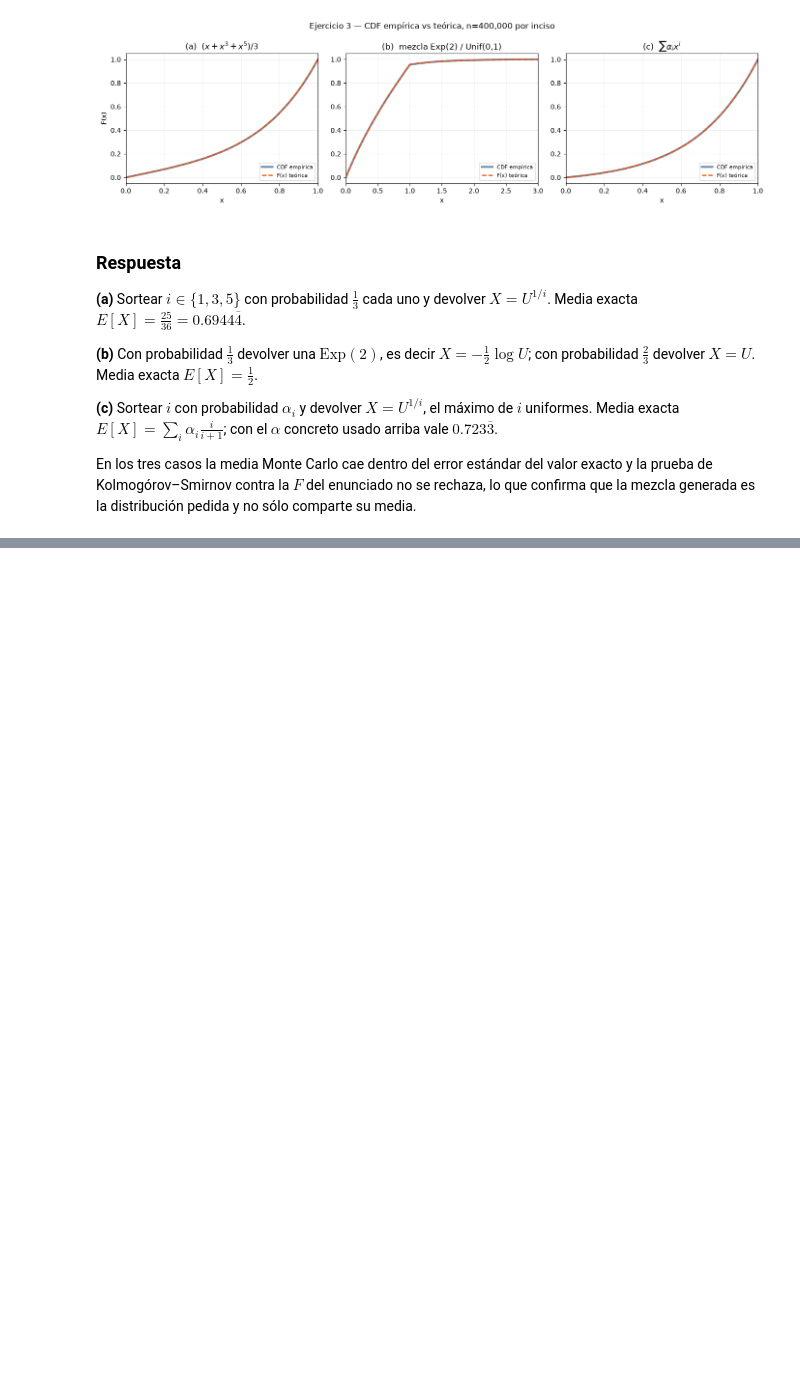
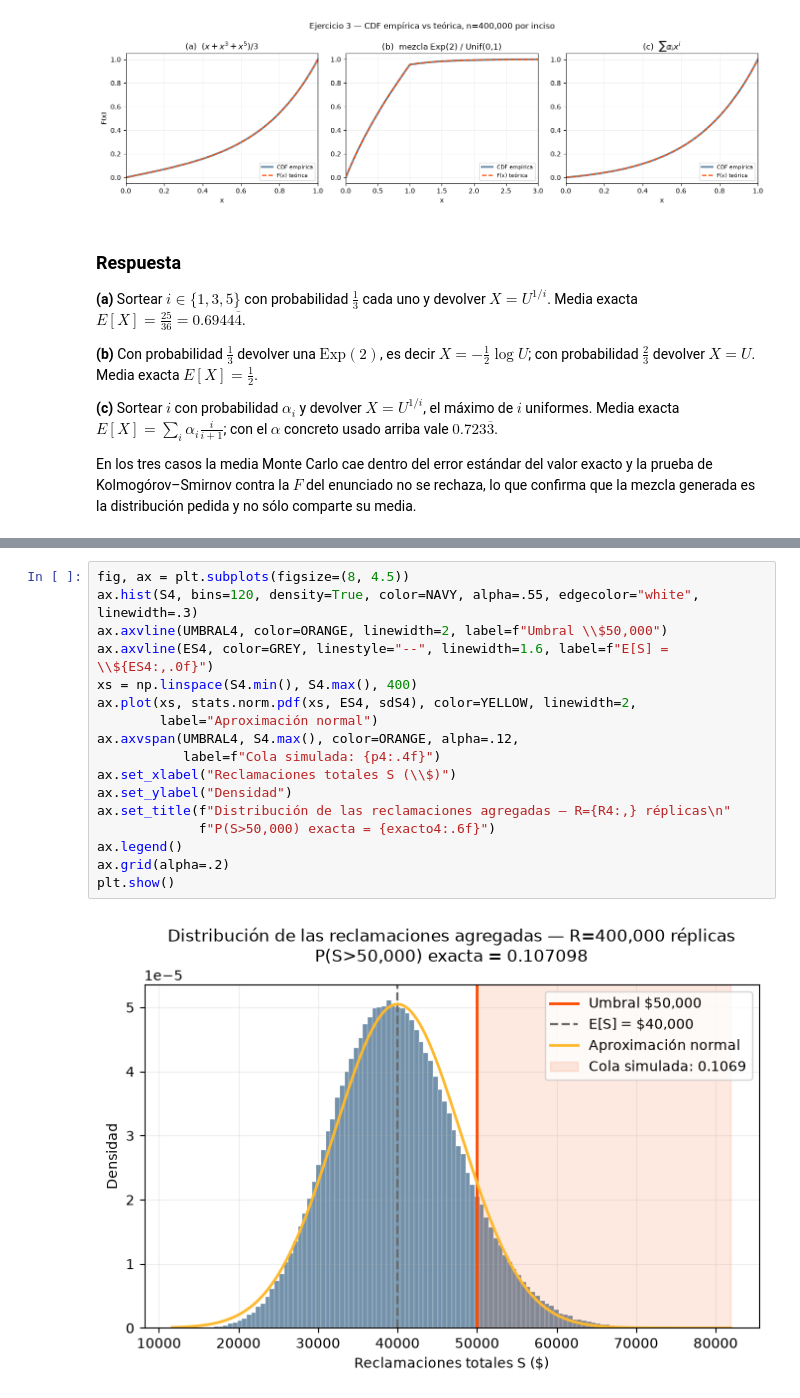
Before and after one commit to fabianpradod/mod-practica2, a Jupyter notebook: Practica_2_Generacion_de_Variables_Aleatorias_Continuas.ipynb, the cells around one changed output, grey strips where cells are left out. Saved outputs shown, nothing was run; the diff lists cells and outputs as text; blank space fills up the shorter version.

```diff
--- a/Practica_2_Generacion_de_Variables_Aleatorias_Continuas.ipynb
+++ b/Practica_2_Generacion_de_Variables_Aleatorias_Continuas.ipynb
@@ -321,0 +408,19 @@ En los tres casos la media Monte Carlo cae dentro del error estándar del valor
+# %%
+fig, ax = plt.subplots(figsize=(8, 4.5))
+ax.hist(S4, bins=120, density=True, color=NAVY, alpha=.55, edgecolor="white", linewidth=.3)
+ax.axvline(UMBRAL4, color=ORANGE, linewidth=2, label=f"Umbral \\$50,000")
+ax.axvline(ES4, color=GREY, linestyle="--", linewidth=1.6, label=f"E[S] = \\${ES4:,.0f}")
+xs = np.linspace(S4.min(), S4.max(), 400)
+ax.plot(xs, stats.norm.pdf(xs, ES4, sdS4), color=YELLOW, linewidth=2,
+        label="Aproximación normal")
+ax.axvspan(UMBRAL4, S4.max(), color=ORANGE, alpha=.12,
+           label=f"Cola simulada: {p4:.4f}")
+ax.set_xlabel("Reclamaciones totales S (\\$)")
+ax.set_ylabel("Densidad")
+ax.set_title(f"Distribución de las reclamaciones agregadas — R={R4:,} réplicas\n"
+             f"P(S>50,000) exacta = {exacto4:.6f}")
+ax.legend()
+ax.grid(alpha=.2)
+plt.show()
+# %% [output]
+[figure, added]
```
Also changed, not shown: parts of 3 cells of this notebook.
